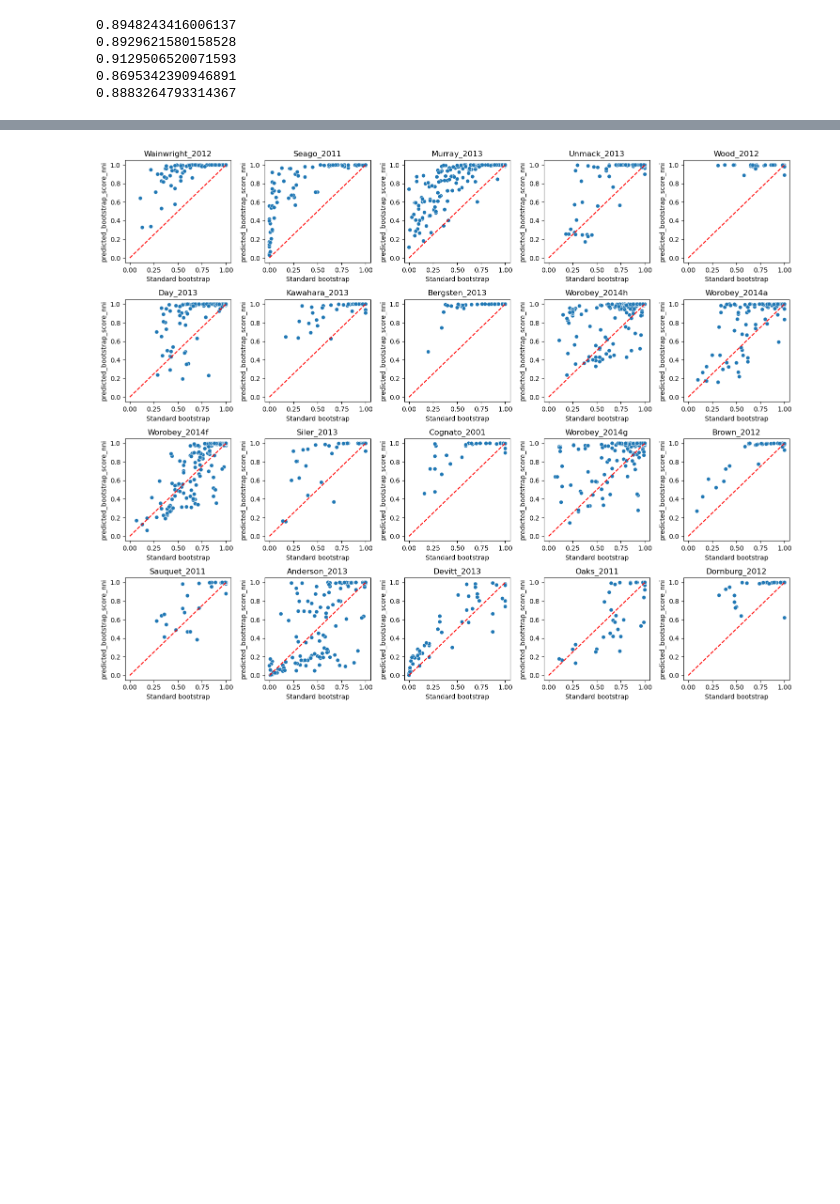
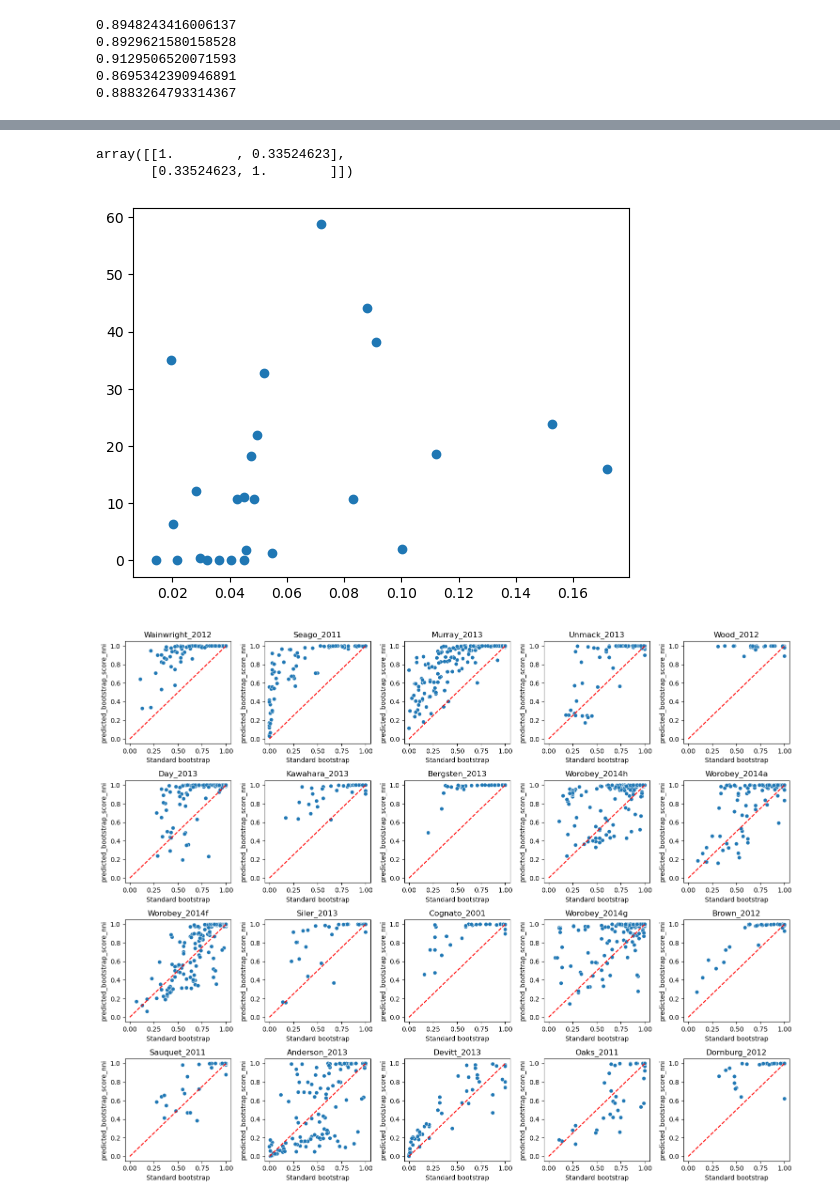
Before and after one commit to noaeker/bootstrap_repo, a Jupyter notebook: python notebooks/real_data_analysis.ipynb, the cells around one changed output, grey strips where cells are left out. Cells and saved outputs as stored; diff of their text form; code cells hidden in the pictures; blank space fills up the shorter version.

```diff
--- a/python notebooks/real_data_analysis.ipynb
+++ b/python notebooks/real_data_analysis.ipynb
@@ -73,3 +117,17 @@ print(np.mean(iqtree_real_data['predicted_bootstrap_score_no_nni']))
+# %%
+raxml_real_data['diff_2'] = (raxml_real_data['predicted_bootstrap_score_nni']-raxml_real_data['Standard bootstrap'])**2
+grouped_data = raxml_real_data.groupby(['study_name','Missing_percent','dataset.alignment.nchar','dataset.alignment.ntax']).agg(mean_sbs=('Standard bootstrap', 'mean'), mean_ML=('predicted_bootstrap_score_nni', 'mean'), mean_diff = ('diff_2','mean')).reset_index()
+grouped_data['diff'] = grouped_data['mean_ML']-grouped_data['mean_sbs']
+
+grouped_data.sort_values('mean_diff')
+
+
+plt.scatter(grouped_data['mean_diff'], grouped_data['Missing_percent'])
+np.corrcoef(grouped_data['mean_diff'], grouped_data['Missing_percent'])
+# %% [output]
+array([[1.        , 0.33524623],
+       [0.33524623, 1.        ]])
+[figure, added]
 # %%
 import matplotlib.pyplot as plt
 import seaborn as sns
```
Also changed, not shown: parts of 7 cells of this notebook, 1 other file.
